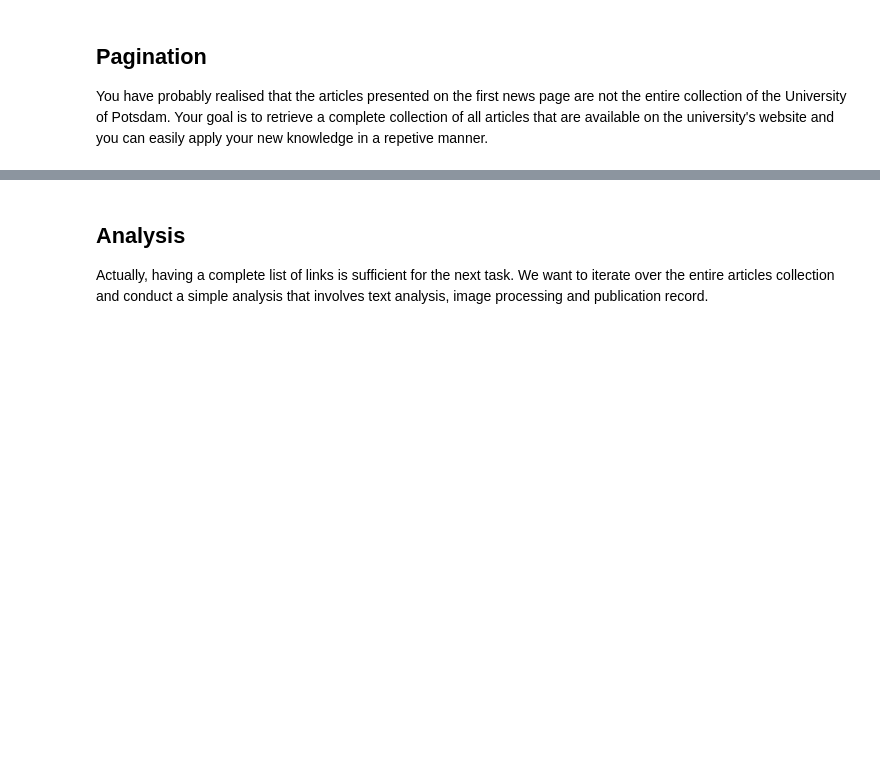
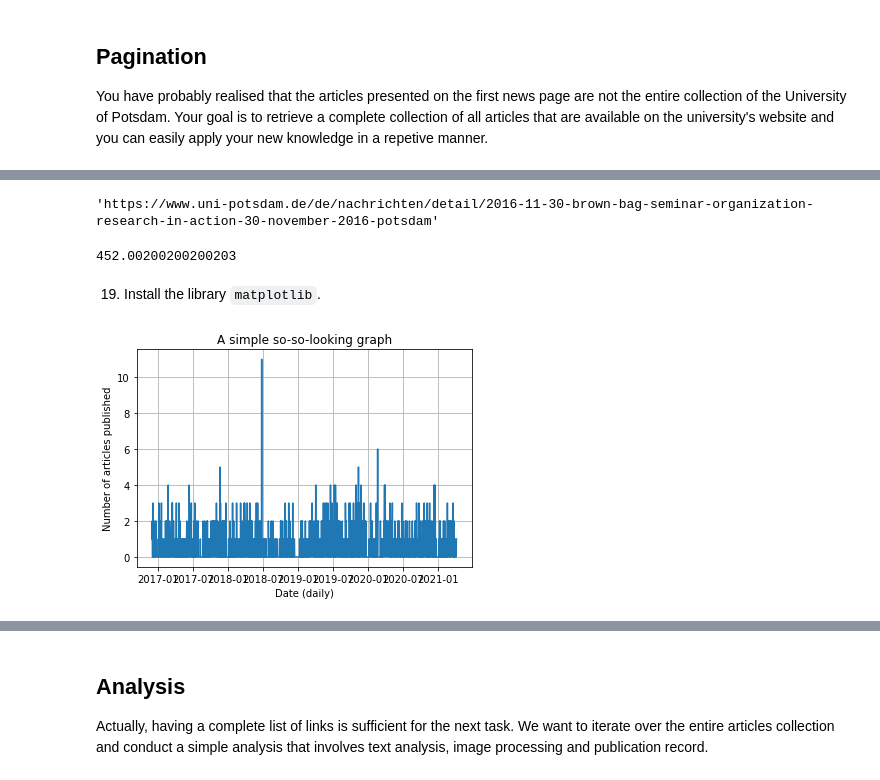
Before and after one commit to gerwolf/webscraping-workshop, a Jupyter notebook: Static HTML.ipynb, the cells around one changed output, grey strips where cells are left out. Drawn from its saved outputs; the diff is of its cells as text; code cells hidden in the pictures; blank space fills up the shorter version.

```diff
--- a/Static HTML.ipynb
+++ b/Static HTML.ipynb
@@ -128,0 +301,3 @@ You have probably realised that the articles presented on the first news page ar
+# %%
+df = pd.read_csv("Articles_archive.csv")
+df.set_index(pd.to_datetime(df['Publication date.1'], format='%d.%m.%Y'), inplace = True)
@@ -128,0 +306,12 @@ You have probably realised that the articles presented on the first news page ar
+# %%
+df.iloc[0]['URL']
+# %% [output]
+'https://www.uni-potsdam.de/de/nachrichten/detail/2016-11-30-brown-bag-seminar-organization-research-in-action-30-november-2016-potsdam'
+# %%
+df['Abstract Length'].mean()
+# %% [output]
+452.00200200200203
+# %%
+daily_count = pd.DataFrame(df.groupby(pd.Grouper(freq='D')).count()['URL'])
+# %% [markdown]
+19. Install the library `matplotlib`.
@@ -128,0 +321,12 @@ You have probably realised that the articles presented on the first news page ar
+# %%
+fig, ax = plt.subplots()
+ax.plot(daily_count.index, daily_count.URL)
+
+ax.set(xlabel='Date (daily)', ylabel='Number of articles published',
+       title='A simple so-so-looking graph')
+ax.grid()
+
+#fig.savefig("daily_publications.png")
+plt.show()
+# %% [output]
+[figure, added]
```
Also changed, not shown: parts of 32 cells of this notebook, 5 other files.
